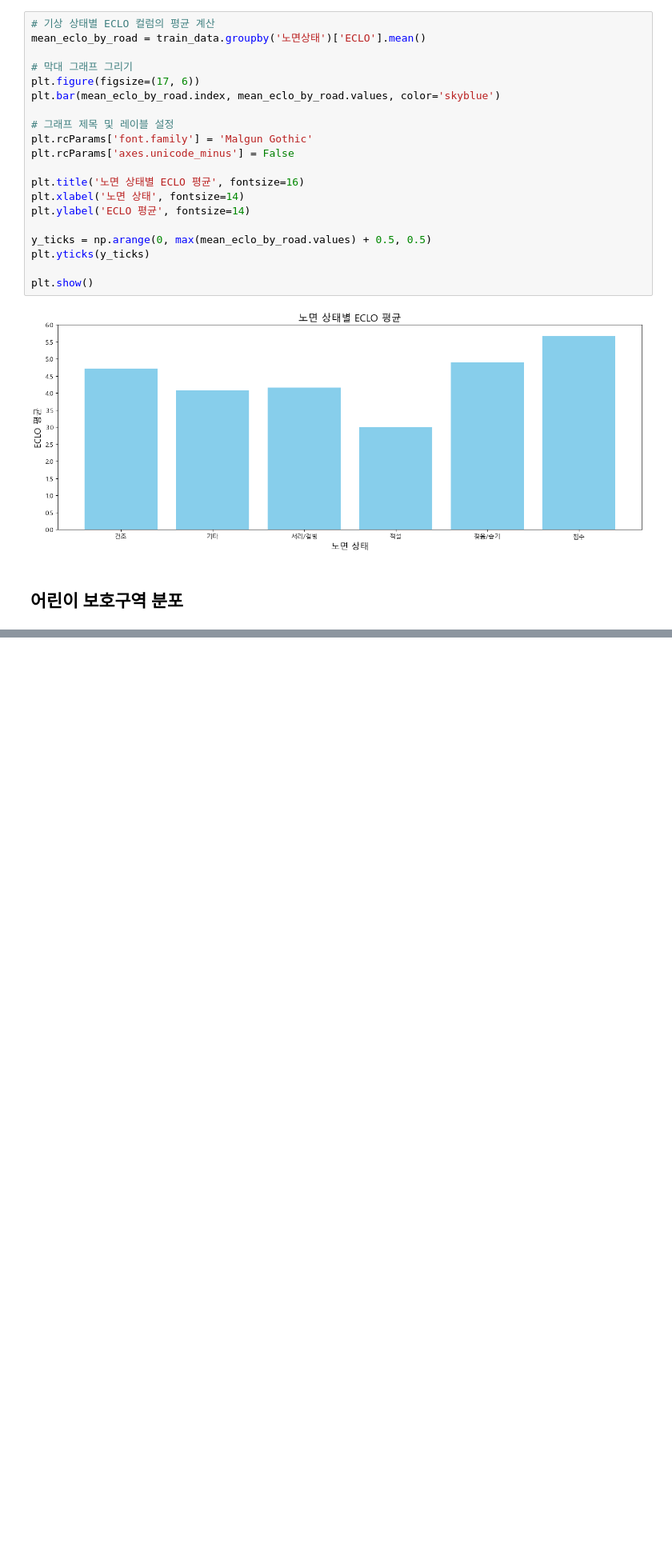
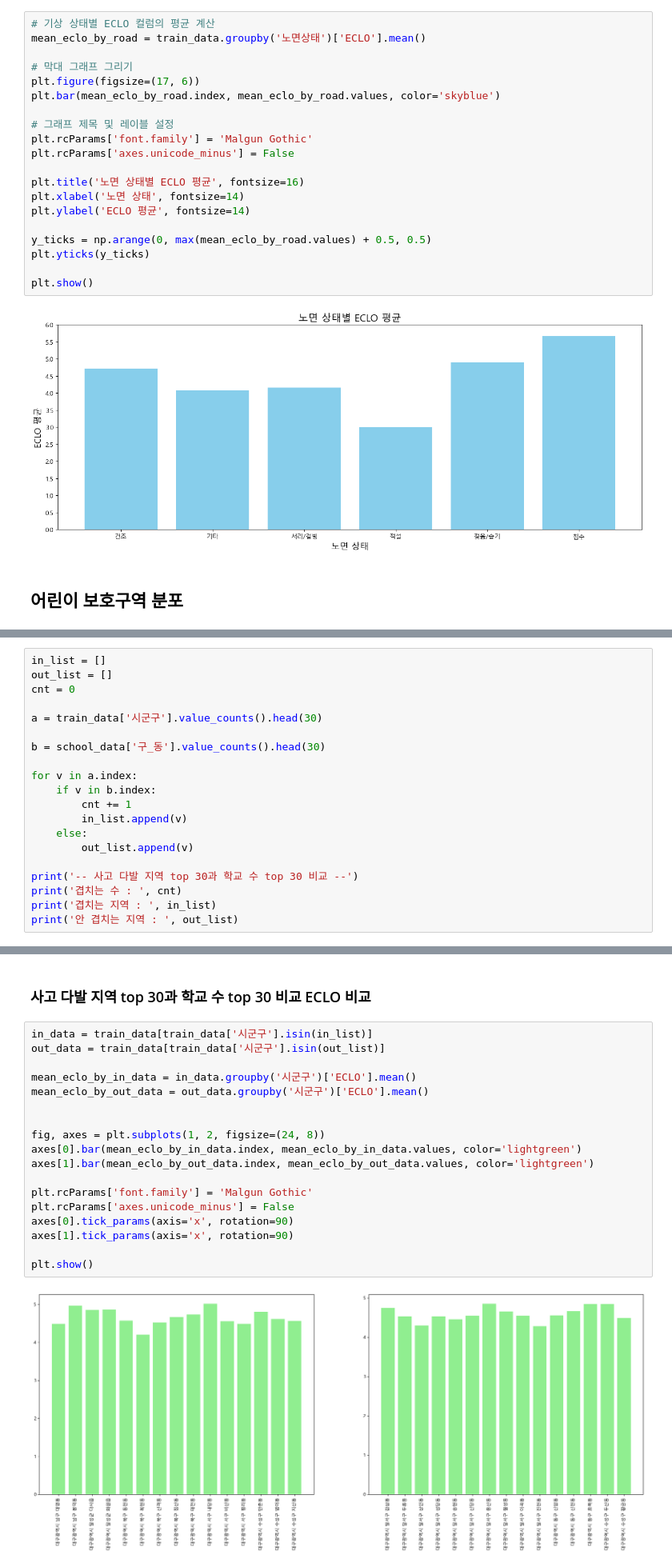
Before and after one commit to Boostcamp-AI-Tech-Recsys-team2/Prediction-of-Traffic-Accident-Victims-in-Daegu, a Jupyter notebook: EDA/EDA_dogeol.ipynb, the cells around one changed output, grey strips where cells are left out. Shown at 80% size. Saved outputs shown, nothing was run; the diff lists cells and outputs as text; blank space fills up the shorter version.

```diff
--- a/EDA/EDA_dogeol.ipynb
+++ b/EDA/EDA_dogeol.ipynb
@@ -296,0 +289,20 @@ plt.show()
+# %%
+in_list = []
+out_list = []
+cnt = 0
+
+a = train_data['시군구'].value_counts().head(30)
+
+b = school_data['구_동'].value_counts().head(30)
+
+for v in a.index:
+    if v in b.index:
+        cnt += 1
+        in_list.append(v)
+    else:
+        out_list.append(v)
+
+print('-- 사고 다발 지역 top 30과 학교 수 top 30 비교 --')
+print('겹치는 수 : ', cnt)
+print('겹치는 지역 : ', in_list)
+print('안 겹치는 지역 : ', out_list)
@@ -296,0 +314,22 @@ plt.show()
+# %% [markdown]
+### 사고 다발 지역 top 30과 학교 수 top 30 비교 ECLO 비교
+# %%
+in_data = train_data[train_data['시군구'].isin(in_list)]
+out_data = train_data[train_data['시군구'].isin(out_list)]
+
+mean_eclo_by_in_data = in_data.groupby('시군구')['ECLO'].mean()
+mean_eclo_by_out_data = out_data.groupby('시군구')['ECLO'].mean()
+
+
+fig, axes = plt.subplots(1, 2, figsize=(24, 8))
+axes[0].bar(mean_eclo_by_in_data.index, mean_eclo_by_in_data.values, color='lightgreen')
+axes[1].bar(mean_eclo_by_out_data.index, mean_eclo_by_out_data.values, color='lightgreen')
+
+plt.rcParams['font.family'] = 'Malgun Gothic'
+plt.rcParams['axes.unicode_minus'] = False
+axes[0].tick_params(axis='x', rotation=90)
+axes[1].tick_params(axis='x', rotation=90)
+
+plt.show()
+# %% [output]
+[figure, added]
```
Also changed, not shown: parts of 9 cells of this notebook.
